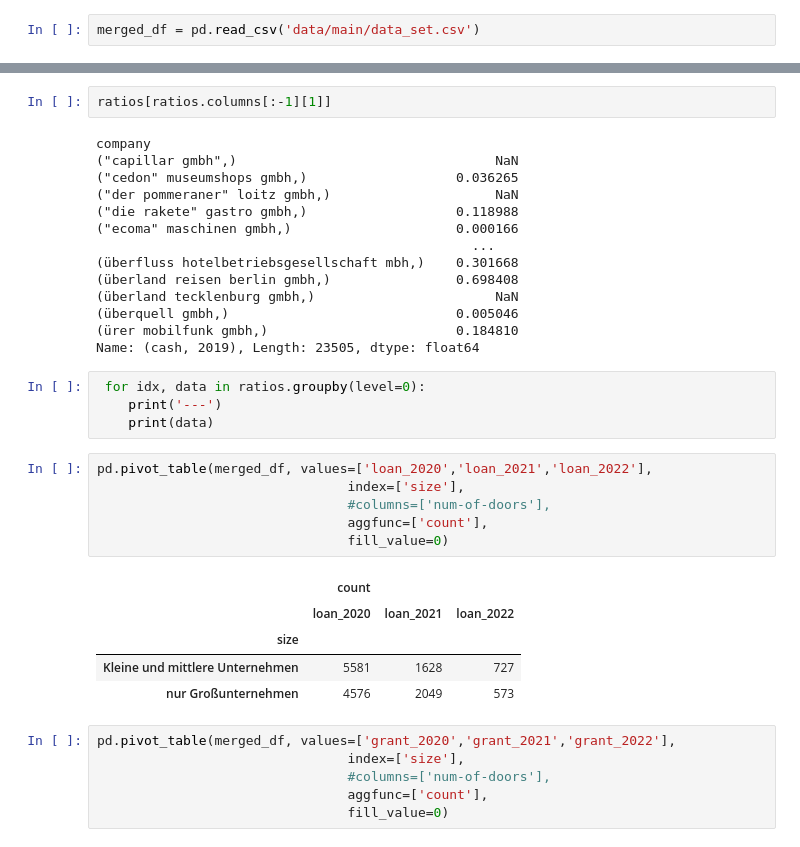
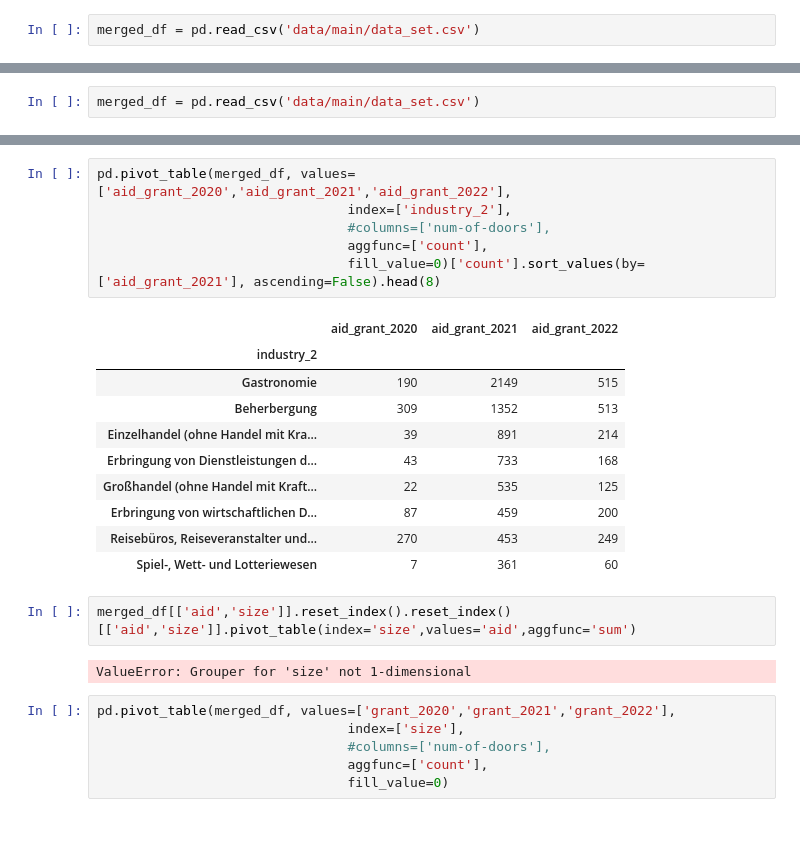
Before and after one commit to m-schildt/AAA, a Jupyter notebook: 4_data_merge.ipynb, the cells around one changed output, grey strips where cells are left out. Drawn from its saved outputs; the diff is of its cells as text.

```diff
--- a/4_data_merge.ipynb
+++ b/4_data_merge.ipynb
@@ -300 +411,3 @@ merged_df.set_index('company', inplace=True)
+# %%
+merged_df = pd.read_csv('data/main/data_set.csv')
 # %%
@@ -344,35 +421,24 @@ for i,col in enumerate(ratios.columns[:-1]):
-# %%
-ratios[ratios.columns[:-1][1]]
-# %% [output]
-company
-("capillar gmbh",)                                 NaN
-("cedon" museumshops gmbh,)                   0.036265
-("der pommeraner" loitz gmbh,)                     NaN
-("die rakete" gastro gmbh,)                   0.118988
-("ecoma" maschinen gmbh,)                     0.000166
-                                                ...
-(überfluss hotelbetriebsgesellschaft mbh,)    0.301668
-(überland reisen berlin gmbh,)                0.698408
-(überland tecklenburg gmbh,)                       NaN
-(überquell gmbh,)                             0.005046
-(ürer mobilfunk gmbh,)                        0.184810
-Name: (cash, 2019), Length: 23505, dtype: float64
-# %%
- for idx, data in ratios.groupby(level=0):
-    print('---')
-    print(data)
 # %%
-pd.pivot_table(merged_df, values=['loan_2020','loan_2021','loan_2022'],
-                                index=['size'],
+pd.pivot_table(merged_df, values=['aid_grant_2020','aid_grant_2021','aid_grant_2022'],
+                                index=['industry_2'],
                                 #columns=['num-of-doors'],
                                 aggfunc=['count'],
-                                fill_value=0)
+                                fill_value=0)['count'].sort_values(by=['aid_grant_2021'], ascending=False).head(8)
 # %% [output]
-|  | count |  |  |
-|  | loan_2020 | loan_2021 | loan_2022 |
-| size |  |  |  |
-| Kleine und mittlere Unternehmen | 5581 | 1628 | 727 |
-| nur Großunternehmen | 4576 | 2049 | 573 |
+|  | aid_grant_2020 | aid_grant_2021 | aid_grant_2022 |
+| industry_2 |  |  |  |
+| Gastronomie | 190 | 2149 | 515 |
+| Beherbergung | 309 | 1352 | 513 |
+| Einzelhandel (ohne Handel mit Kra... | 39 | 891 | 214 |
+| Erbringung von Dienstleistungen d... | 43 | 733 | 168 |
+| Großhandel (ohne Handel mit Kraft... | 22 | 535 | 125 |
+| Erbringung von wirtschaftlichen D... | 87 | 459 | 200 |
+| Reisebüros, Reiseveranstalter und... | 270 | 453 | 249 |
+| Spiel-, Wett- und Lotteriewesen | 7 | 361 | 60 |
+# %%
+merged_df[['aid','size']].reset_index().reset_index()[['aid','size']].pivot_table(index='size',values='aid',aggfunc='sum')
+# %% [output]
+ValueError: Grouper for 'size' not 1-dimensional
 # %%
 pd.pivot_table(merged_df, values=['grant_2020','grant_2021','grant_2022'],
                                 index=['size'],
```
Also changed, not shown: parts of 22 cells of this notebook, 17 other files.
